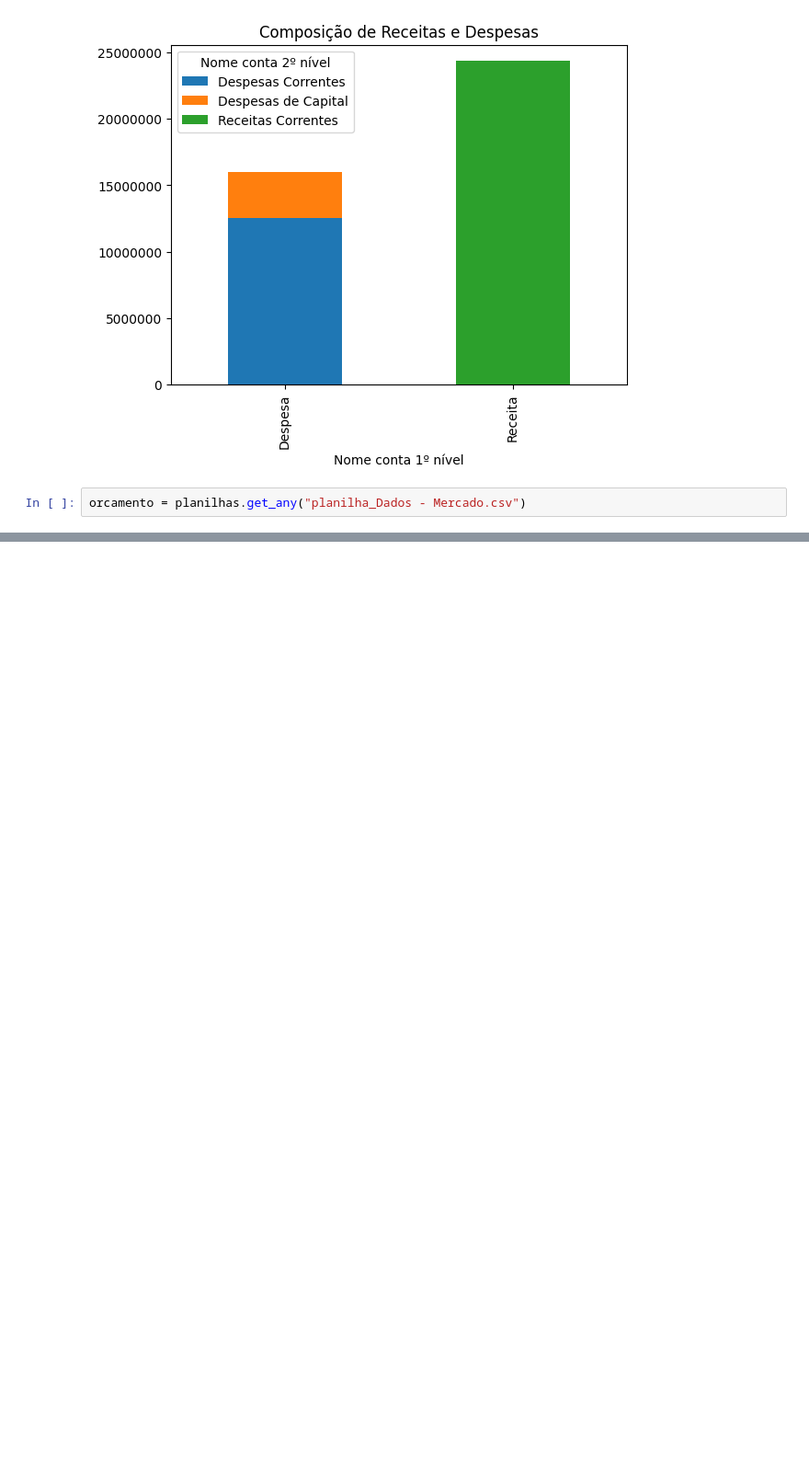
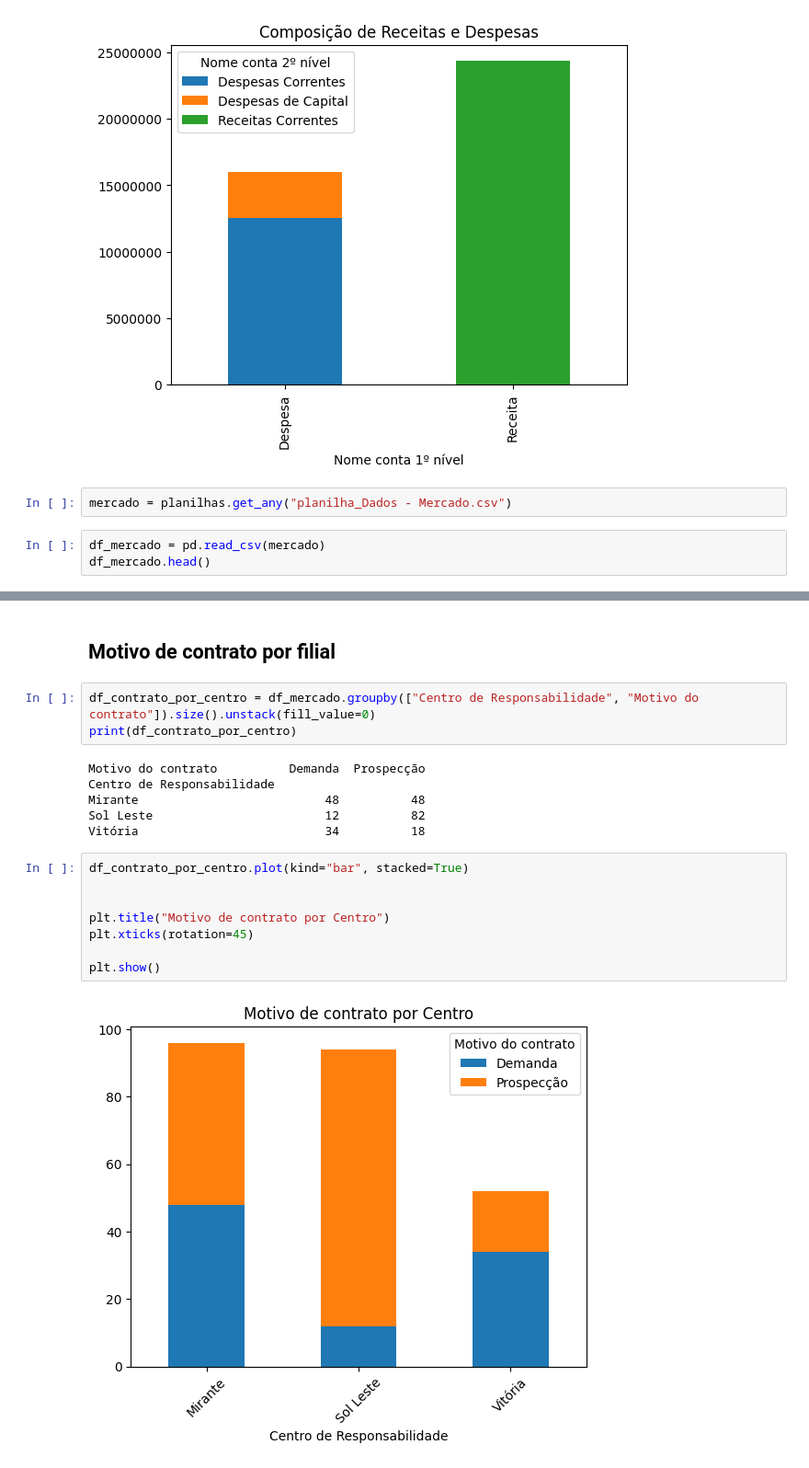
Before and after one commit to dokisnowy/Analise-de-Dados, a Jupyter notebook: data_analise_orcamento.ipynb, the cells around one changed output, grey strips where cells are left out. Shown at 92% size. Saved outputs shown, nothing was run; the diff lists cells and outputs as text; blank space fills up the shorter version.

```diff
--- a/data_analise_orcamento.ipynb
+++ b/data_analise_orcamento.ipynb
@@ -158,4 +158,7 @@ plt.show()
 # %% [output]
 [figure]
 # %%
-orcamento = planilhas.get_any("planilha_Dados - Mercado.csv")
+mercado = planilhas.get_any("planilha_Dados - Mercado.csv")
+# %%
+df_mercado = pd.read_csv(mercado)
+df_mercado.head()
@@ -161,0 +173,21 @@ orcamento = planilhas.get_any("planilha_Dados - Mercado.csv")
+# %% [markdown]
+## Motivo de contrato por filial
+# %%
+df_contrato_por_centro = df_mercado.groupby(["Centro de Responsabilidade", "Motivo do contrato"]).size().unstack(fill_value=0)
+print(df_contrato_por_centro)
+# %% [output]
+Motivo do contrato          Demanda  Prospecção
+Centro de Responsabilidade
+Mirante                          48          48
+Sol Leste                        12          82
+Vitória                          34          18
+# %%
+df_contrato_por_centro.plot(kind="bar", stacked=True)
+
+
+plt.title("Motivo de contrato por Centro")
+plt.xticks(rotation=45)
+
+plt.show()
+# %% [output]
+[figure, added]
```
Also changed, not shown: parts of 12 cells of this notebook.
